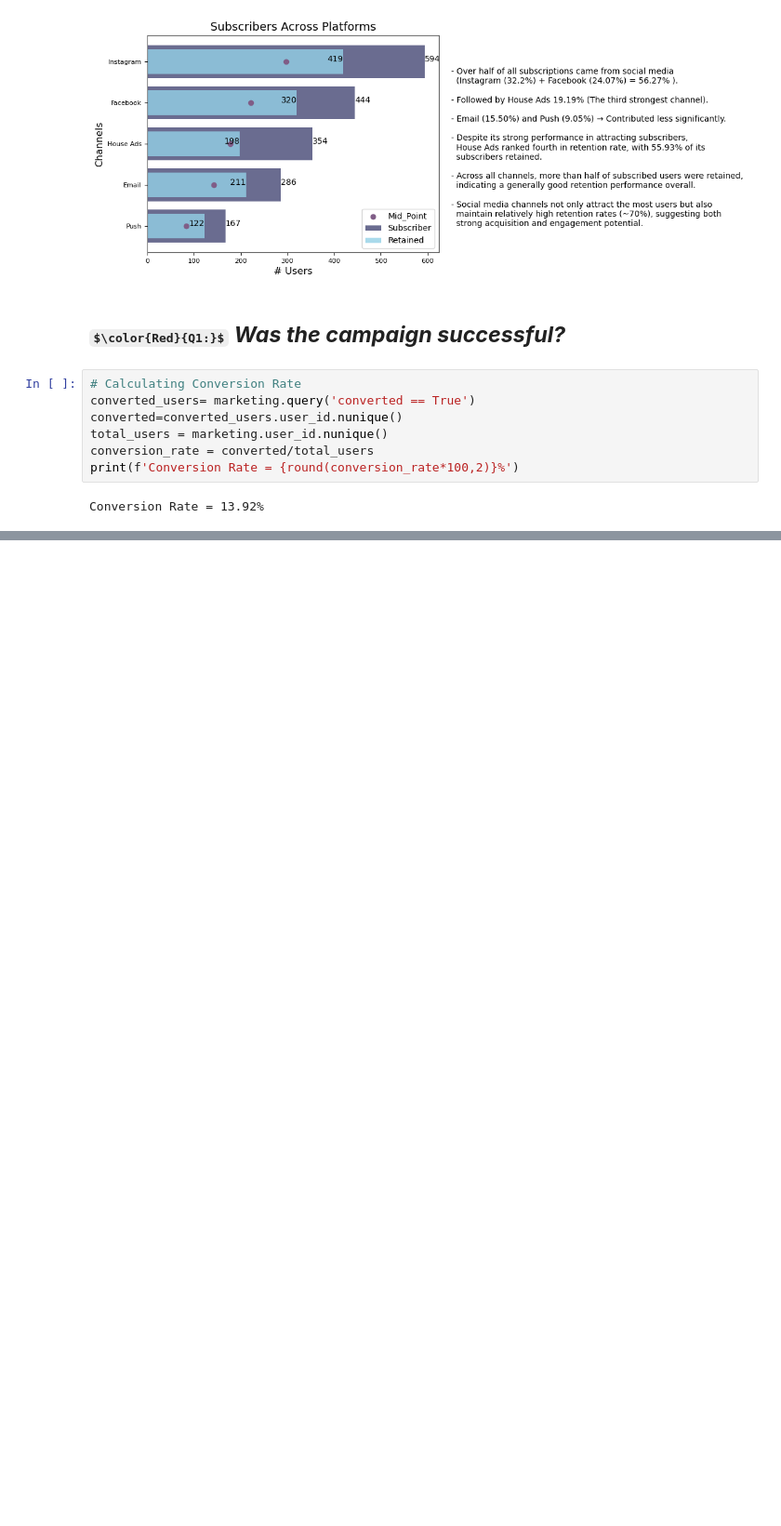
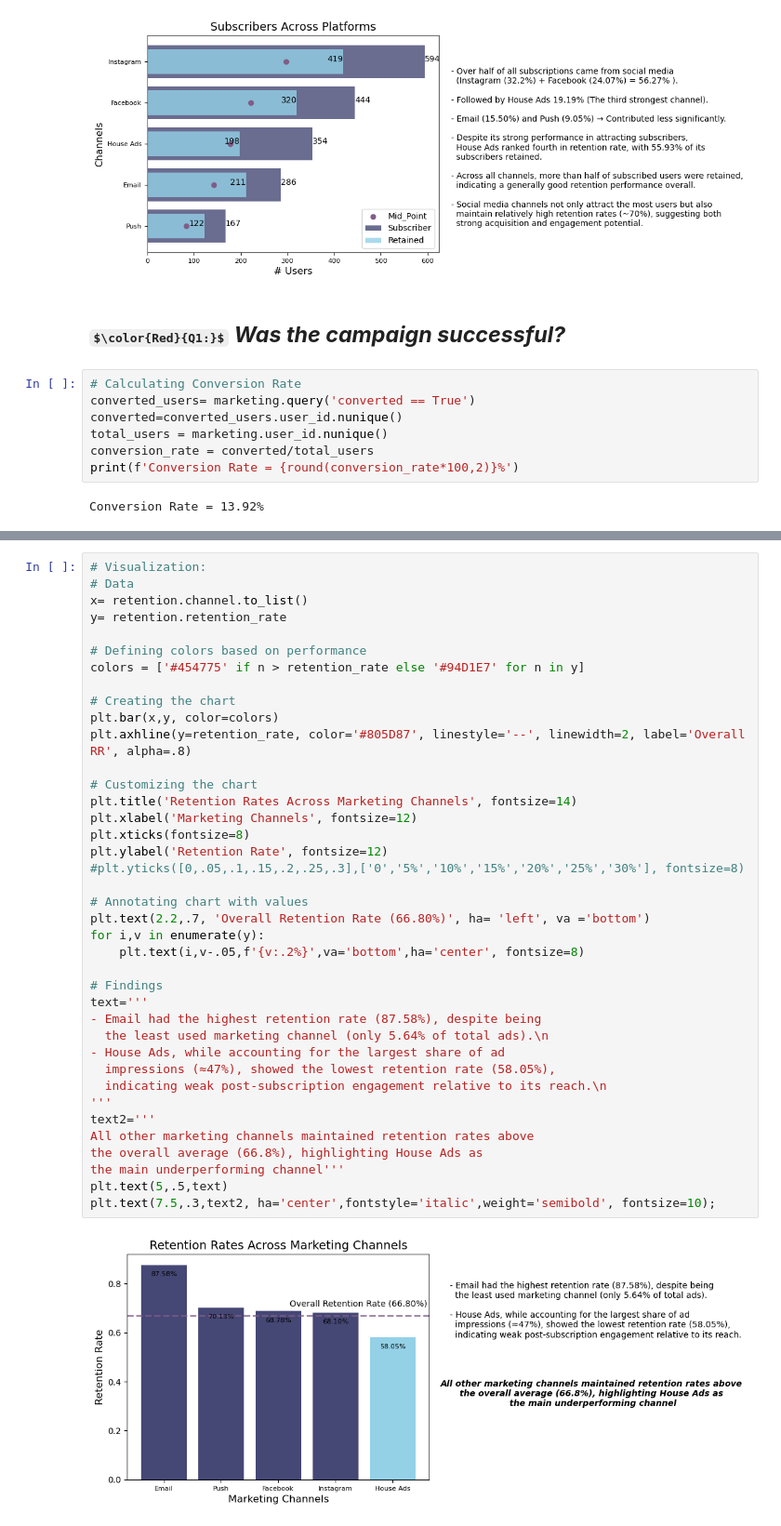
Before and after one commit to hend-a-ghafour/Analyzing_Marketing_Campaigns, a Jupyter notebook: Analyzing_Marketing_Campaigns.ipynb, the cells around one changed output, grey strips where cells are left out. Shown at 93% size. Cells and saved outputs as stored; diff of their text form; some formulas as TeX source; blank space fills up the shorter version.

```diff
--- a/Analyzing_Marketing_Campaigns.ipynb
+++ b/Analyzing_Marketing_Campaigns.ipynb
@@ -809,0 +833,41 @@ marketing.head()
+# %%
+# Visualization:
+# Data
+x= retention.channel.to_list()
+y= retention.retention_rate
+
+# Defining colors based on performance
+colors = ['#454775' if n > retention_rate else '#94D1E7' for n in y]
+
+# Creating the chart
+plt.bar(x,y, color=colors)
+plt.axhline(y=retention_rate, color='#805D87', linestyle='--', linewidth=2, label='Overall RR', alpha=.8)
+
+# Customizing the chart
+plt.title('Retention Rates Across Marketing Channels', fontsize=14)
+plt.xlabel('Marketing Channels', fontsize=12)
+plt.xticks(fontsize=8)
+plt.ylabel('Retention Rate', fontsize=12)
+#plt.yticks([0,.05,.1,.15,.2,.25,.3],['0','5%','10%','15%','20%','25%','30%'], fontsize=8)
+
+# Annotating chart with values
+plt.text(2.2,.7, 'Overall Retention Rate (66.80%)', ha= 'left', va ='bottom')
+for i,v in enumerate(y):
+    plt.text(i,v-.05,f'{v:.2%}',va='bottom',ha='center', fontsize=8)
+
+# Findings
+text='''
+- Email had the highest retention rate (87.58%), despite being
+  the least used marketing channel (only 5.64% of total ads).\n
+- House Ads, while accounting for the largest share of ad
+  impressions (≈47%), showed the lowest retention rate (58.05%),
+  indicating weak post-subscription engagement relative to its reach.\n
+'''
+text2='''
+All other marketing channels maintained retention rates above
+the overall average (66.8%), highlighting House Ads as
+the main underperforming channel'''
+plt.text(5,.5,text)
+plt.text(7.5,.3,text2, ha='center',fontstyle='italic',weight='semibold', fontsize=10);
+# %% [output]
+[figure, added]
```
Also changed, not shown: parts of 6 cells of this notebook.
